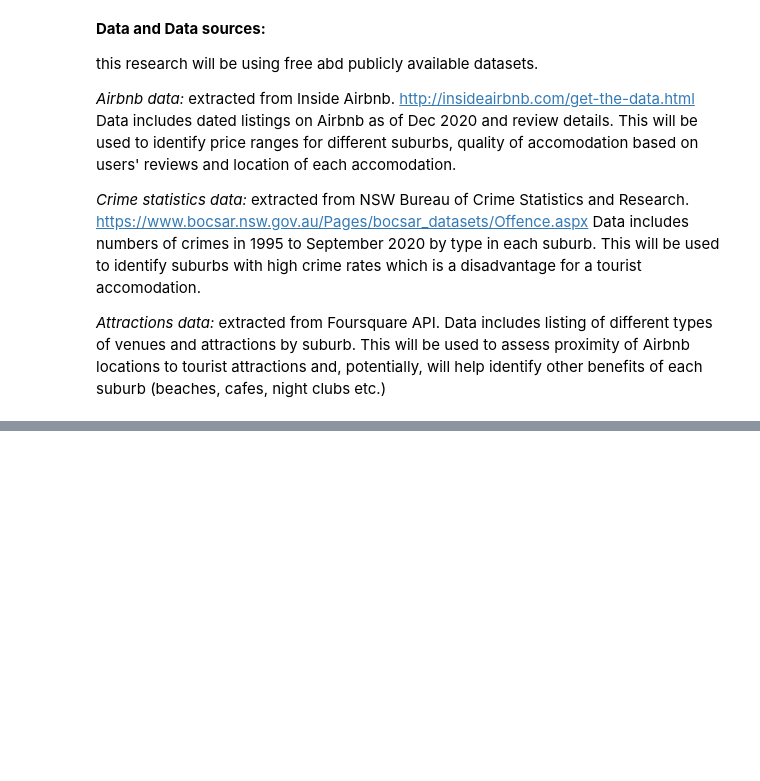
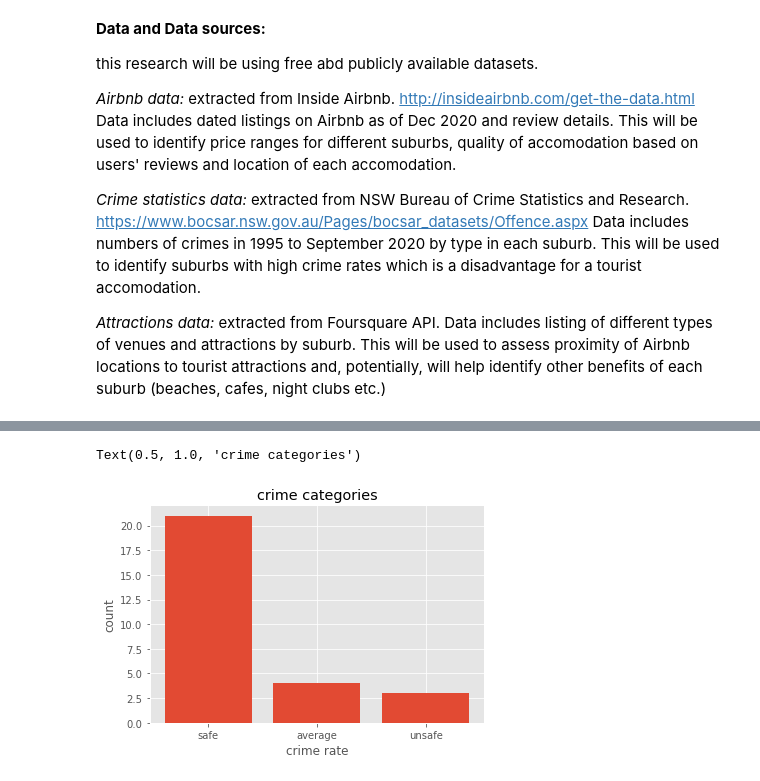
Before and after one commit to JuliaB-a/jb_Coursera_Capstone, a Jupyter notebook: jb_The Battle of Neighborhoods_Sydney.ipynb, the cells around one changed output, grey strips where cells are left out. Saved outputs shown, nothing was run; the diff lists cells and outputs as text; code cells hidden in the pictures; blank space fills up the shorter version.

```diff
--- a/jb_The Battle of Neighborhoods_Sydney.ipynb
+++ b/jb_The Battle of Neighborhoods_Sydney.ipynb
@@ -46,0 +830,11 @@ This will be used to assess proximity of Airbnb locations to tourist attractions
+# %%
+#drop all years before 2019: @https://www.geeksforgeeks.org/how-to-drop-one-or-multiple-columns-in-pandas-dataframe/
+# Remove all columns between column name 'Subcategory' to 'Dec 2018'
+crime_rates = df_crimes.drop(df_crimes.loc[:, 'Jan 1995':'Dec 2018'].columns, axis = 1)
+
+#convert Postcode to string (text)
+crime_rates['Postcode'] = crime_rates['Postcode'].apply(str)
+#crime_rates.Postcode = crime_rates.Postcode.str.encode('utf-8')
+
+print(crime_rates.dtypes)
+crime_rates.head()
@@ -46,0 +865,9 @@ This will be used to assess proximity of Airbnb locations to tourist attractions
+# %%
+#add column showing avg mthly crime rates for 2019-2020 for each suburb
+crime_avg = crime_rates.groupby(['Postcode'], as_index=False).mean()
+
+crime_avg['Postcode'].apply(str)
+print(crime_avg.dtypes)
+#add avg column for each postcode
+crime_avg['avg crime rate'] = crime_avg.mean(numeric_only=True, axis=1)
+crime_avg.head()
@@ -46,0 +913,4 @@ This will be used to assess proximity of Airbnb locations to tourist attractions
+# %%
+#merge the 2 tables to get crime rates for the suburbs in Airbnb listings
+SYD_suburbs_crimes = pd.merge(df_suburbs_coordinates, crime_avg [['avg crime rate', 'Postcode']], left_on='Postcode', right_on='Postcode', how = 'left')
+SYD_suburbs_crimes
@@ -46,0 +935,6 @@ This will be used to assess proximity of Airbnb locations to tourist attractions
+# %%
+#set crime group names
+crime_groups = ['safe', 'average', 'unsafe']
+#apply the function "cut" the determine what each value of 'crime' belongs to
+SYD_suburbs_crimes['crime category'] = pd.cut(SYD_suburbs_crimes['avg crime rate'], 3, labels=crime_groups, include_lowest=True )
+SYD_suburbs_crimes[['Postcode','Suburb', 'latitude', 'longitude', 'avg crime rate','crime category']]
@@ -46,0 +959,11 @@ This will be used to assess proximity of Airbnb locations to tourist attractions
+# %%
+#plot the distribution of each bin.
+pyplot.bar(crime_groups, SYD_suburbs_crimes['crime category'].value_counts())
+
+# set x/y labels and plot title
+plt.pyplot.xlabel("crime rate")
+plt.pyplot.ylabel("count")
+plt.pyplot.title("crime categories")
+# %% [output]
+Text(0.5, 1.0, 'crime categories')
+[figure, added]
```
Also changed, not shown: parts of 80 cells of this notebook.
